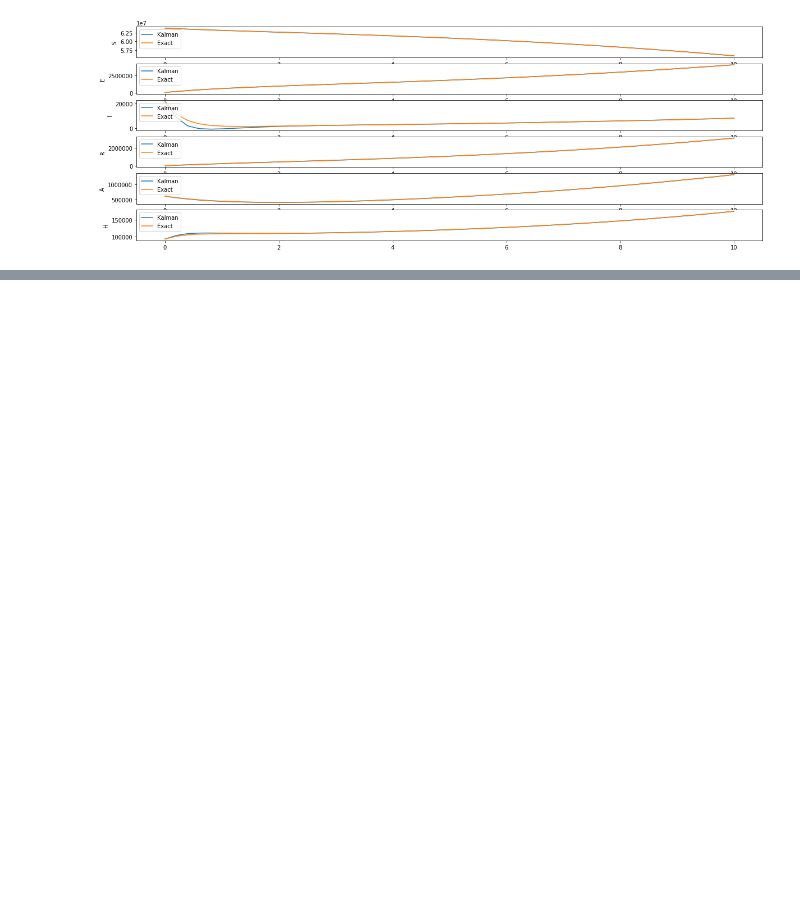
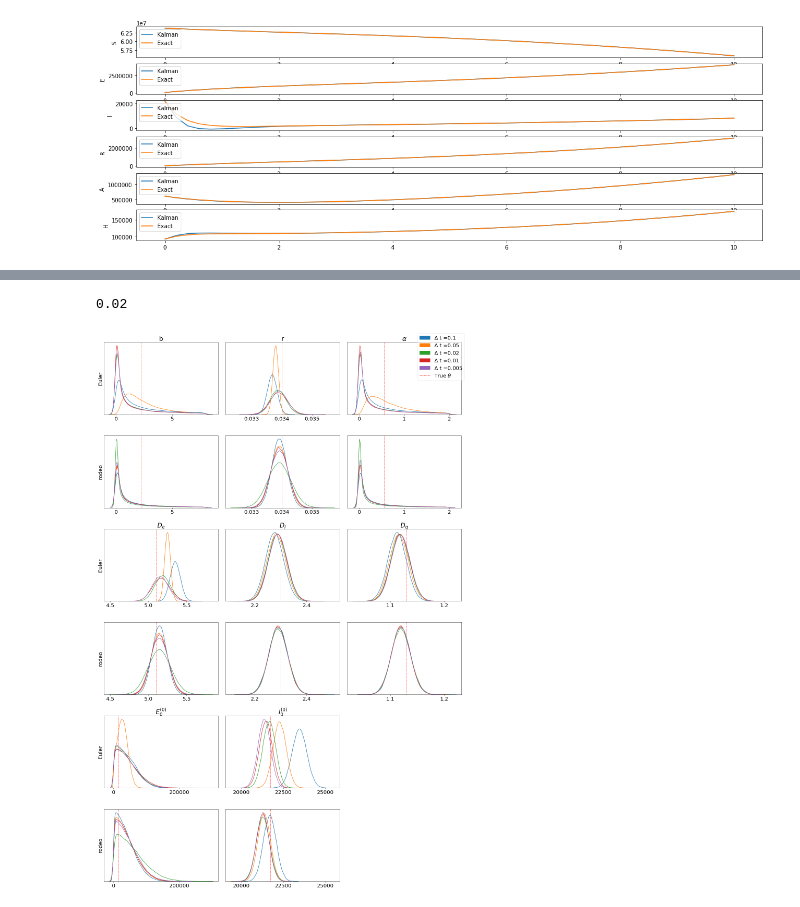
Before and after one commit to mlysy/rodeo-legacy, a Jupyter notebook: examples/Covid.ipynb, the cells around one changed output, grey strips where cells are left out. Cells and saved outputs as stored; diff of their text form; code cells hidden in the pictures; blank space fills up the shorter version.

```diff
--- a/examples/Covid.ipynb
+++ b/examples/Covid.ipynb
@@ -111 +146,47 @@ end = timer()
+# %%
+inf = inference(state_ind, tmin, tmax, seirah)
+inf.funpad = seirahpad
+hlst = np.array([.1, .05, .02, .01, .005])
+dt = 1
+theta_euler = np.zeros((len(hlst), n_samples, n_theta+2))
+theta_kalman = np.zeros((len(hlst), n_samples, n_theta+2))
+phi_init = np.append(np.log(theta_true), np.array([15492, 21752]))
+#phi_init = np.log(theta_true)
+phi_mean = np.zeros(n_theta)
+phi_sd = np.log(10)*np.ones(n_theta)
+xx0 = np.array([63884630, None, None, 0, 618013, 13388])
+# %%
+for i in range(len(hlst)):
+    phi_hat, phi_var = inf.phi_fit(Y_t, xx0, hlst[i], dt, phi_mean, phi_sd, inf.euler_nlpost,
+                                   inf.euler_solve, inf.loglike_pois, phi_init=phi_init)
+    phi_sample = inf.phi_sample(phi_hat, phi_var, n_samples)
+    theta_sample = np.exp(phi_sample[:, :n_theta])
+    theta_euler[i] = np.abs(np.append(theta_sample, phi_sample[:, n_theta:], axis=1))
+# %%
+for i in range(len(hlst)):
+    print(hlst[i])
+    ode_init= ibm_init(hlst[i], n_deriv_prior, sigma)
+    kinit = indep_init(ode_init, n_deriv_prior)
+    n_eval = int((tmax-tmin)/hlst[i])
+    kode = KalmanODE(W, tmin, tmax, n_eval, seirah, **kinit)
+    inf.kode = kode
+    phi_hat, phi_var = inf.phi_fit(Y_t, xx0, hlst[i], dt, phi_mean, phi_sd, inf.kalman_nlpost,
+                                   inf.kalman_solve, inf.loglike_pois, phi_init=phi_init)
+    phi_sample = inf.phi_sample(phi_hat, phi_var, n_samples)
+    theta_sample = np.exp(phi_sample[:, :n_theta])
+    theta_kalman[i] = np.abs(np.append(theta_sample, phi_sample[:, n_theta:], axis=1))
+# %% [output]
+0.02
+# %%
+theta_euler = np.load('saves/seirah_theta_euler7.npy')
+theta_kalman = np.load('saves/seirah_theta_kalman7.npy')
+var_names = ["b", "r", r"$\alpha$", "$D_e$", "$D_I$", "$D_q$", "$E_0^{(0)}$", "$I_0^{(0)}$"]
+plt.rcParams.update({'font.size': 20})
+clip = [(0, 8), None, (0,2), None, None, None, None, None]
+param_true = np.append(theta_true, np.array([15492, 21752]))
+figure = inf.theta_plot(theta_euler[:,:,:], theta_kalman[:,:,:], param_true, hlst, var_names, clip=clip, rows=3)
+figure.savefig('figures/seirahfigure3.pdf')
+plt.show()
+# %% [output]
+[figure, added]
 # %%
```
Also changed, not shown: parts of 18 cells of this notebook, 7 other files.
